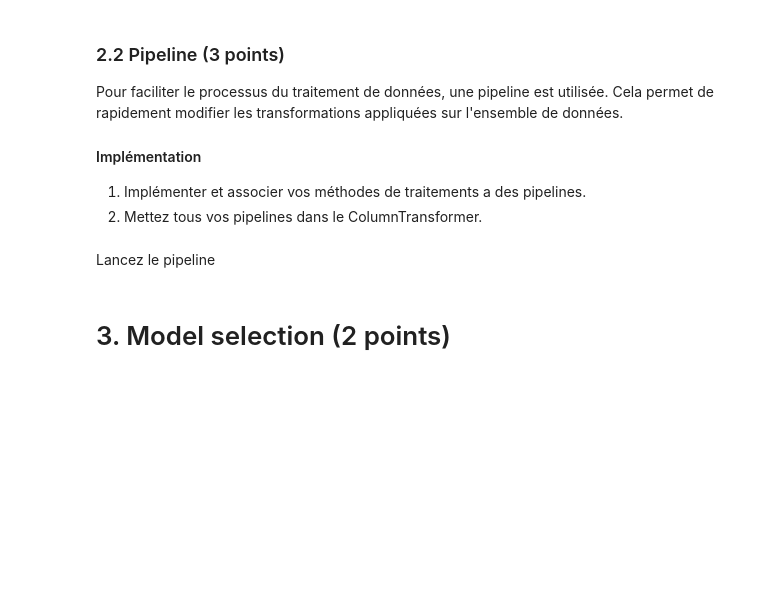
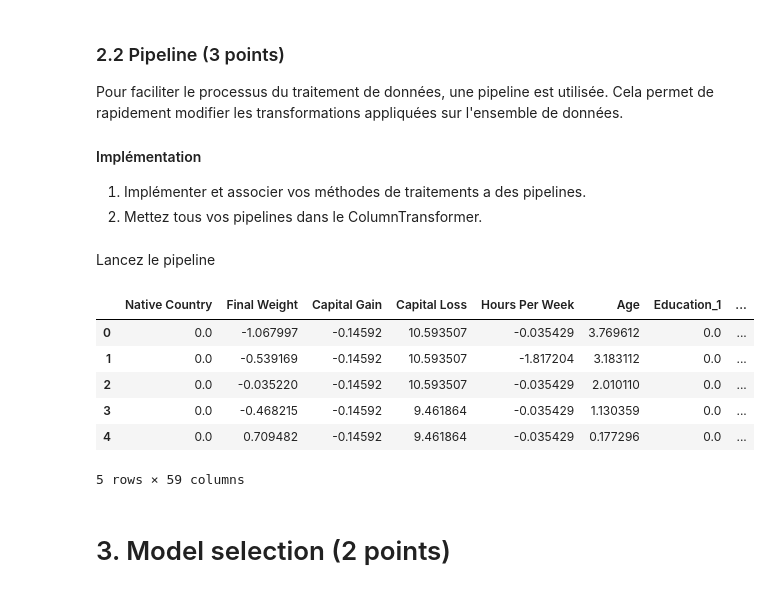
Before and after one commit to ayoubelasryRoot/INF8215, a Jupyter notebook: tp3/TP3_INF8215.ipynb, the cells around one changed output. Cells and saved outputs as stored; diff of their text form; code cells hidden in the pictures; blank space fills up the shorter version.

```diff
--- a/tp3/TP3_INF8215.ipynb
+++ b/tp3/TP3_INF8215.ipynb
@@ -691,3 +737,11 @@ class LabelEncoderP(LabelEncoder):
         return super(LabelEncoderP, self).fit(X).transform(X)
 # %%
 # Implémenter ici les différentes transformations customs ici pour que cela soit plus claires (Si vous en avez)
+
+def country_data_transformation(country):
+    if country == 'United-states':
+        return country
+    else: return 'Other'
+
+del X_train['education.num']
+del X_train['relationship']
@@ -708,9 +832,26 @@ full_pipeline = ColumnTransformer([
 # %% [markdown]
 Lancez le pipeline
 # %%
-column_names = [] # TODO ajouter les noms des colonnes selon le nouvel ordre du pipeline
+column_names = ['Native Country', 'Final Weight', 'Capital Gain', 'Capital Loss' , 'Hours Per Week', 'Age', 'Education_1',
+                'Education_2', 'Education_3', 'Education_4', 'Education_5', 'Education_6', 'Education_7', 'Education_8',
+                'Education_9', 'Education_10', 'Education_11', 'Education_12', 'Education_13', 'Education_14', 'Education_15',
+                'Education_16', 'Sex', 'Race_1', 'Race_2', 'Race_3', 'Race_4', 'Race_5', 'Occupation_1', 'Occupation_2', 'Occupation_3',
+                'Occupation_4', 'Occupation_5', 'Occupation_6', 'Occupation_7', 'Occupation_8', 'Occupation_9', 'Occupation_10', 'Occupation_11',
+                'Occupation_12', 'Occupation_13', 'Occupation_14', 'Occupation_15', 'Marital_status_1','Marital_status_2','Marital_status_3',
+               'Marital_status_4','Marital_status_5','Marital_status_6','Marital_status_7', 'Workclass_1', 'Workclass_2', 'Workclass_3',
+               'Workclass_4', 'Workclass_5', 'Workclass_6', 'Workclass_7', 'Workclass_8', 'Workclass_9'] # TODO ajouter les noms des colonnes selon le nouvel ordre du pipeline
 X_train_preprocess = pd.DataFrame(full_pipeline.fit_transform(X_train), columns=column_names)
 X_test_preprocess = pd.DataFrame(full_pipeline.fit_transform(X_test), columns=column_names)
+
+X_train_preprocess.head()
+# %% [output]
+|  | Native Country | Final Weight | Capital Gain | Capital Loss | Hours Per Week | Age | Education_1 | ... |
+| 0 | 0.0 | -1.067997 | -0.14592 | 10.593507 | -0.035429 | 3.769612 | 0.0 | ... |
+| 1 | 0.0 | -0.539169 | -0.14592 | 10.593507 | -1.817204 | 3.183112 | 0.0 | ... |
+| 2 | 0.0 | -0.035220 | -0.14592 | 10.593507 | -0.035429 | 2.010110 | 0.0 | ... |
+| 3 | 0.0 | -0.468215 | -0.14592 | 9.461864 | -0.035429 | 1.130359 | 0.0 | ... |
+| 4 | 0.0 | 0.709482 | -0.14592 | 9.461864 | -0.035429 | 0.177296 | 0.0 | ... |
+5 rows × 59 columns
 # %% [markdown]
 # 3. Model selection (2 points)
 # %% [markdown]
```
Also changed, not shown: parts of 16 cells of this notebook, 1 other file.
